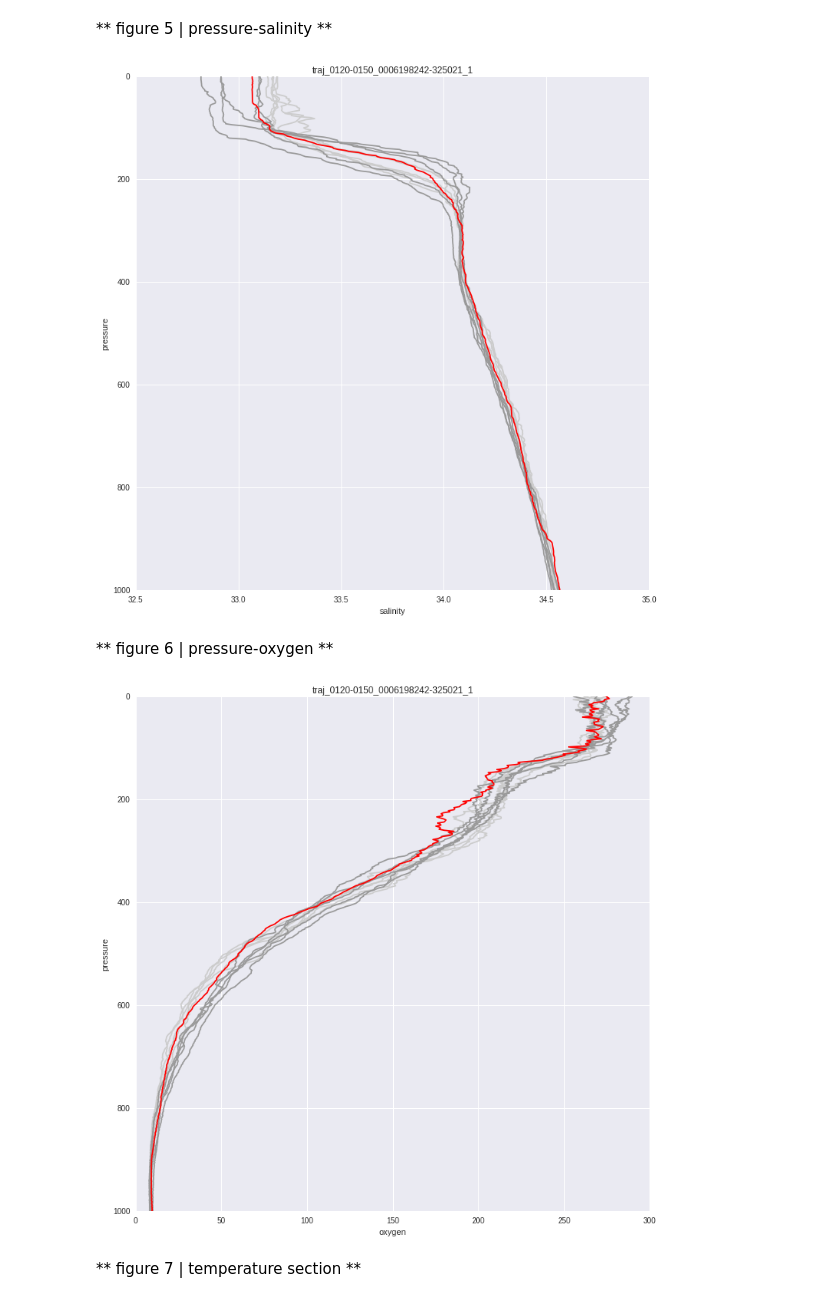
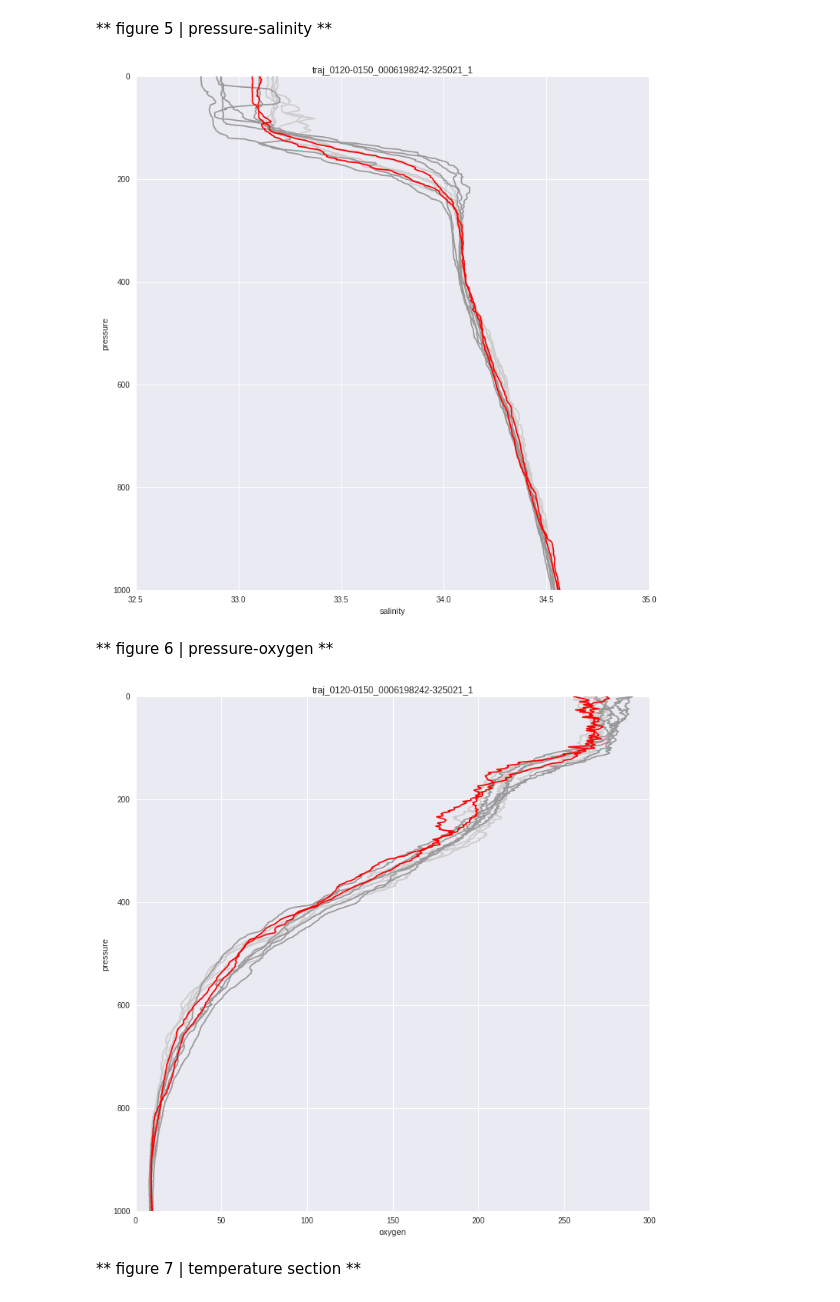
Before and after one commit to eapsclimate/cchdo-data, a Jupyter notebook: rcs-eddies/traj_0120-0150_0006198242-325021_1.ipynb, the cells around one changed output. Drawn from its saved outputs; the diff is of its cells as text; code cells hidden in the pictures.

```diff
--- a/rcs-eddies/traj_0120-0150_0006198242-325021_1.ipynb
+++ b/rcs-eddies/traj_0120-0150_0006198242-325021_1.ipynb
@@ -10,8 +10,10 @@ expo_code = '325021_1'
 expo_list = '/home/cz2397/data/cchdo-ctd/327_p17n_nc_ctd/*_ctd.nc'
 # %%
 # eddy-expo arguments
-STA = 46
-CAS = 1
+STA_01 = 46
+CAS_01 = 1
+STA_02 = 47
+CAS_02 = 1
 # %%
 # packages
 from ctd2xray import cchdo
@@ -125,12 +127,15 @@ for expo in cchdo_ctd.find({'expocode': expo_code}).sort('time', 1):
     ct = gsw.CT_from_t(sa, t, p)
     station = int(ds.STATION_NUMBER)
     cast = int(ds.CAST_NUMBER)
-    if (station == STA and cast == CAS):
-        LON = lon
+    if (station == STA_01 and cast == CAS_01):
+        LON_01 = lon
         plt.plot(sa, ct, color='#ff0000', zorder=3)
-    elif (STA-6) < station < STA:
+    elif (station == STA_02 and cast == CAS_02):
+        LON_02 = lon
+        plt.plot(sa, ct, color='#ff0000', zorder=3)
+    elif ((STA_01-6) < station < STA_01):
         plt.plot(sa, ct, color='#cccccc', zorder=1)
-    elif STA < station < (STA+6):
+    elif (STA_02 < station < (STA_02+6)):
         plt.plot(sa, ct, color='#999999', zorder=2)
 plt.title(eddy_code + '-' + expo_code)
 plt.xlabel('salinity')
@@ -155,11 +160,13 @@ for expo in cchdo_ctd.find({'expocode': expo_code}).sort('time', 1):
     ct = gsw.CT_from_t(sa, t, p)
     station = int(ds.STATION_NUMBER)
     cast = int(ds.CAST_NUMBER)
-    if (station == STA and cast == CAS):
+    if (station == STA_01 and cast == CAS_01):
         plt.plot(ct, p, color='#ff0000', zorder=3)
-    elif (STA-6) < station < STA:
+    elif (station == STA_02 and cast == CAS_02):
+        plt.plot(ct, p, color='#ff0000', zorder=3)
+    elif ((STA_01-6) < station < STA_01):
         plt.plot(ct, p, color='#cccccc', zorder=1)
-    elif STA < station < (STA+6):
+    elif (STA_02 < station < (STA_02+6)):
         plt.plot(ct, p, color='#999999', zorder=2)
 plt.title(eddy_code + '-' + expo_code)
 plt.xlabel('temperature')
@@ -183,11 +190,13 @@ for expo in cchdo_ctd.find({'expocode': expo_code}).sort('time', 1):
     sa = gsw.SA_from_SP(s, p, lon, lat)
     station = int(ds.STATION_NUMBER)
     cast = int(ds.CAST_NUMBER)
-    if (station == STA and cast == CAS):
+    if (station == STA_01 and cast == CAS_01):
         plt.plot(sa, p, color='#ff0000', zorder=3)
-    elif (STA-6) < station < STA:
+    elif (station == STA_02 and cast == CAS_02):
+        plt.plot(sa, p, color='#ff0000', zorder=3)
+    elif ((STA_01-6) < station < STA_01):
         plt.plot(sa, p, color='#cccccc', zorder=1)
-    elif STA < station < (STA+6):
+    elif (STA_02 < station < (STA_02+6)):
         plt.plot(sa, p, color='#999999', zorder=2)
 plt.title(eddy_code + '-' + expo_code)
 plt.xlabel('salinity')
@@ -196,32 +205,34 @@ plt.ylim([1000, 0])
 plt.savefig('figures/figure-5/' + eddy_code + '-' + expo_code + '.jpeg')
 plt.show()
 # %% [output]
-[figure, old version]
+[figure, new version]
 # %% [markdown]
 ** figure 6 | pressure-oxygen **
 # %%
 sns.set()
 plt.rcParams['figure.figsize'] = (12, 12)
 for expo in cchdo_ctd.find({'expocode': expo_code}).sort('time', 1):
     ds = xr.open_dataset(expo['path'])
     p = ds.pressure.values
     o = ds.oxygen.values
     station = int(ds.STATION_NUMBER)
     cast = int(ds.CAST_NUMBER)
-    if (station == STA and cast == CAS):
+    if (station == STA_01 and cast == CAS_01):
         plt.plot(o, p, color='#ff0000', zorder=3)
-    elif (STA-6) < station < STA:
+    elif (station == STA_02 and cast == CAS_02):
+        plt.plot(o, p, color='#ff0000', zorder=3)
+    elif ((STA_01-6) < station < STA_01):
         plt.plot(o, p, color='#cccccc', zorder=1)
-    elif STA < station < (STA+6):
+    elif (STA_02 < station < (STA_02+6)):
         plt.plot(o, p, color='#999999', zorder=2)
 plt.title(eddy_code + '-' + expo_code)
 plt.xlabel('oxygen')
 plt.ylabel('pressure')
 plt.ylim([1000, 0])
 plt.savefig('figures/figure-6/' + eddy_code + '-' + expo_code + '.jpeg')
 plt.show()
 # %% [output]
-[figure, old version]
+[figure, new version]
 # %%
 # section
 pressure = np.linspace(0, 6000, num=6001, endpoint=True)
```
Also changed, not shown: parts of 6 cells of this notebook, 7 other files.
